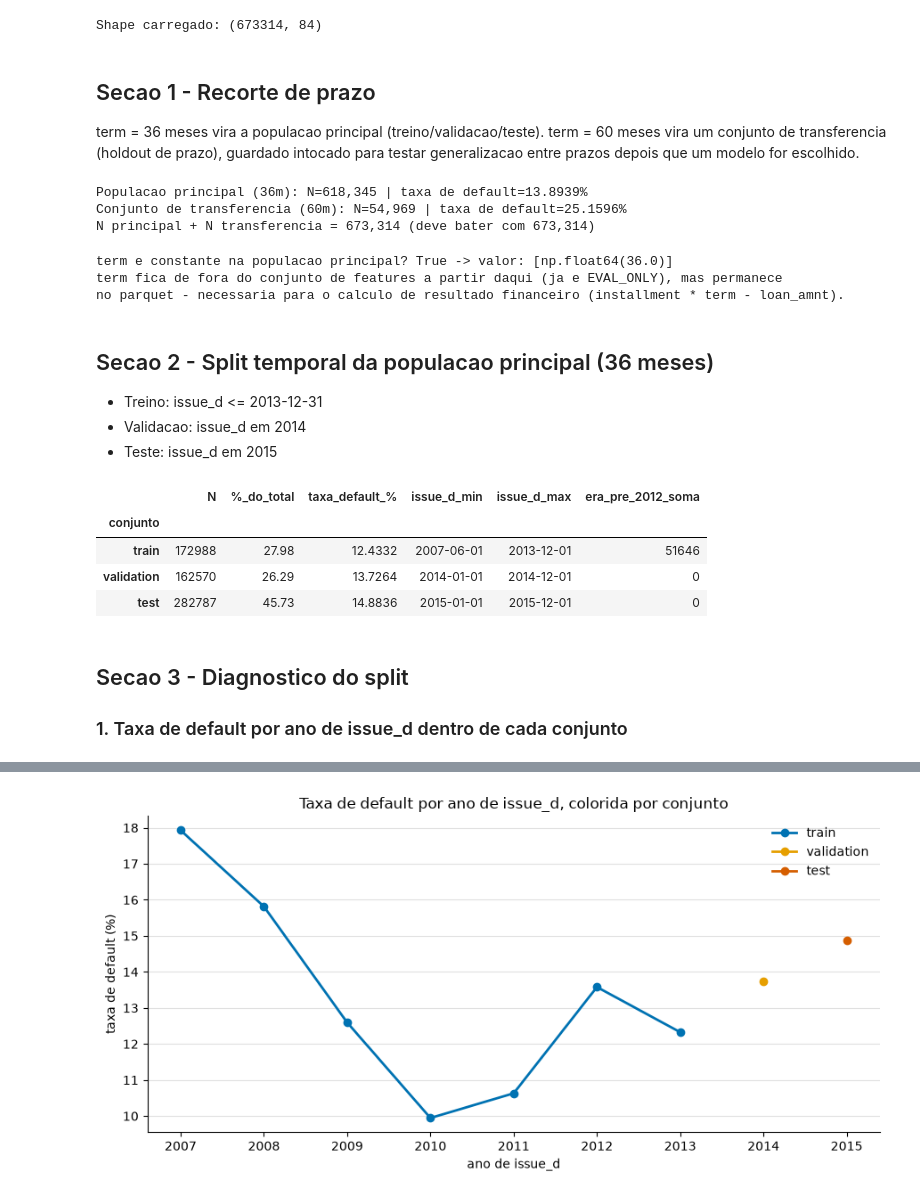
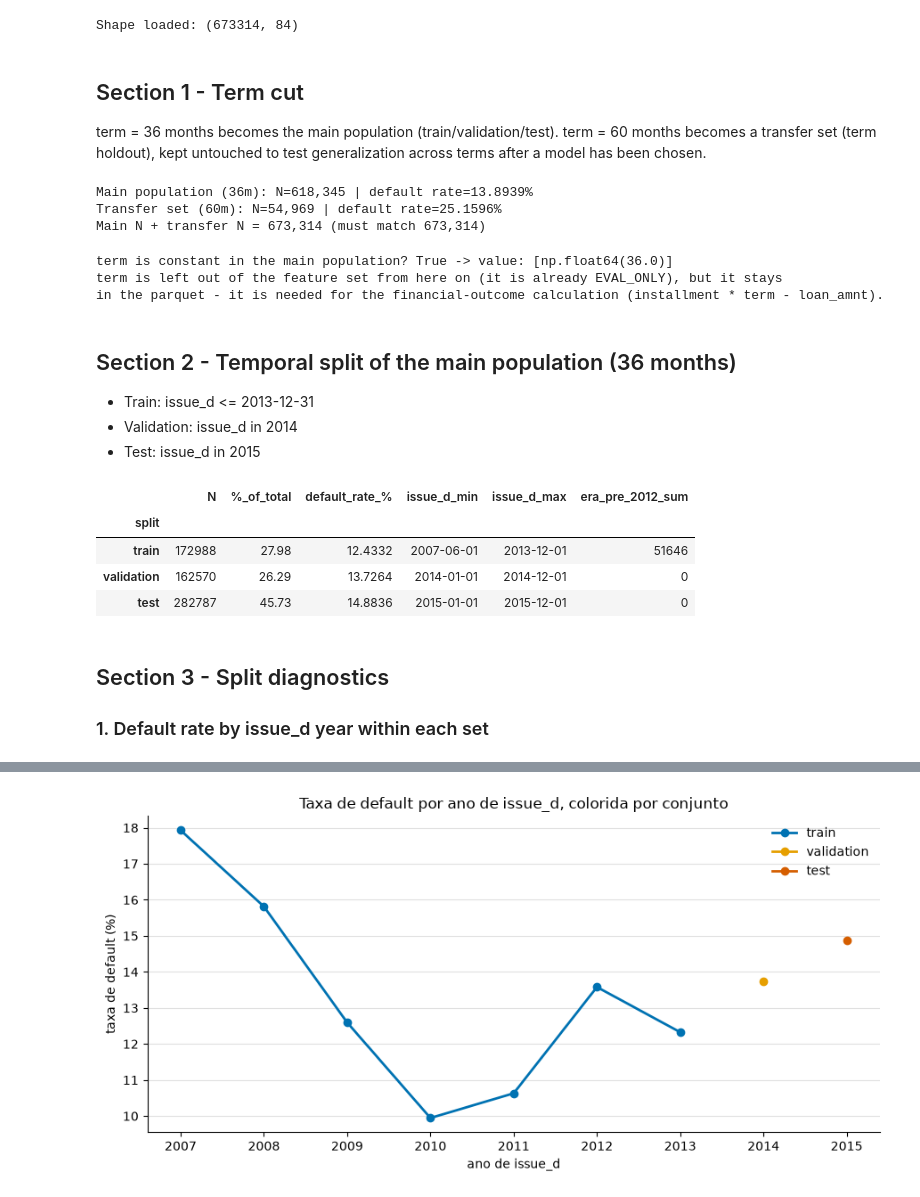
Before and after one commit to MateusFPavan/credit-default-prediction-lendingclub, a Jupyter notebook: notebooks/04_temporal_split.ipynb, the cells around one changed output, grey strips where cells are left out. Saved outputs shown, nothing was run; the diff lists cells and outputs as text; code cells hidden in the pictures.

```diff
--- a/notebooks/04_temporal_split.ipynb
+++ b/notebooks/04_temporal_split.ipynb
@@ -21,80 +21,80 @@ EVAL_ONLY = ['loan_status', 'loan_amnt', 'installment', 'term', 'total_rec_prncp
 PROVISIONAL_EXCLUDE = ['int_rate', 'grade', 'sub_grade']
 
 df = pd.read_parquet(PROCESSED_DIR / 'loans_clean.parquet')
-print(f'Shape carregado: {df.shape}')
-assert df.shape == (673314, 84), f'Shape inesperado: {df.shape}'
+print(f'Shape loaded: {df.shape}')
+assert df.shape == (673314, 84), f'Unexpected shape: {df.shape}'
 # %% [output]
-Shape carregado: (673314, 84)
+Shape loaded: (673314, 84)
 # %% [markdown]
-## Secao 1 - Recorte de prazo
+## Section 1 - Term cut
 
-term = 36 meses vira a populacao principal (treino/validacao/teste). term = 60 meses vira
-um conjunto de transferencia (holdout de prazo), guardado intocado para testar
-generalizacao entre prazos depois que um modelo for escolhido.
+term = 36 months becomes the main population (train/validation/test). term = 60 months becomes
+a transfer set (term holdout), kept untouched to test
+generalization across terms after a model has been chosen.
 # %%
 main_pop = df.loc[df['term'] == 36].copy()
 transfer_60m = df.loc[df['term'] == 60].copy()
 
-print(f'Populacao principal (36m): N={len(main_pop):,} | taxa de default={main_pop["target"].mean() * 100:.4f}%')
-print(f'Conjunto de transferencia (60m): N={len(transfer_60m):,} | taxa de default={transfer_60m["target"].mean() * 100:.4f}%')
-print(f'N principal + N transferencia = {len(main_pop) + len(transfer_60m):,} (deve bater com {len(df):,})')
+print(f'Main population (36m): N={len(main_pop):,} | default rate={main_pop["target"].mean() * 100:.4f}%')
+print(f'Transfer set (60m): N={len(transfer_60m):,} | default rate={transfer_60m["target"].mean() * 100:.4f}%')
+print(f'Main N + transfer N = {len(main_pop) + len(transfer_60m):,} (must match {len(df):,})')
 assert len(main_pop) + len(transfer_60m) == len(df)
 # %% [output]
-Populacao principal (36m): N=618,345 | taxa de default=13.8939%
-Conjunto de transferencia (60m): N=54,969 | taxa de default=25.1596%
-N principal + N transferencia = 673,314 (deve bater com 673,314)
+Main population (36m): N=618,345 | default rate=13.8939%
+Transfer set (60m): N=54,969 | default rate=25.1596%
+Main N + transfer N = 673,314 (must match 673,314)
 # %%
-term_unico = main_pop['term'].nunique() == 1
-print(f'term e constante na populacao principal? {term_unico} -> valor: {sorted(main_pop["term"].unique())}')
-print('term fica de fora do conjunto de features a partir daqui (ja e EVAL_ONLY), mas permanece')
-print('no parquet - necessaria para o calculo de resultado financeiro (installment * term - loan_amnt).')
+term_constant = main_pop['term'].nunique() == 1
+print(f'term is constant in the main population? {term_constant} -> value: {sorted(main_pop["term"].unique())}')
+print('term is left out of the feature set from here on (it is already EVAL_ONLY), but it stays')
+print('in the parquet - it is needed for the financial-outcome calculation (installment * term - loan_amnt).')
 # %% [output]
-term e constante na populacao principal? True -> valor: [np.float64(36.0)]
-term fica de fora do conjunto de features a partir daqui (ja e EVAL_ONLY), mas permanece
-no parquet - necessaria para o calculo de resultado financeiro (installment * term - loan_amnt).
+term is constant in the main population? True -> value: [np.float64(36.0)]
+term is left out of the feature set from here on (it is already EVAL_ONLY), but it stays
+in the parquet - it is needed for the financial-outcome calculation (installment * term - loan_amnt).
 # %% [markdown]
-## Secao 2 - Split temporal da populacao principal (36 meses)
+## Section 2 - Temporal split of the main population (36 months)
 
-- Treino: issue_d <= 2013-12-31
-- Validacao: issue_d em 2014
-- Teste: issue_d em 2015
+- Train: issue_d <= 2013-12-31
+- Validation: issue_d in 2014
+- Test: issue_d in 2015
 # %%
 TRAIN_END = pd.Timestamp('2013-12-31')
 VAL_START = pd.Timestamp('2014-01-01')
 VAL_END = pd.Timestamp('2014-12-31')
 TEST_START = pd.Timestamp('2015-01-01')
 TEST_END = pd.Timestamp('2015-12-31')
 
 train = main_pop.loc[main_pop['issue_d'] <= TRAIN_END]
 validation = main_pop.loc[(main_pop['issue_d'] >= VAL_START) & (main_pop['issue_d'] <= VAL_END)]
 test = main_pop.loc[(main_pop['issue_d'] >= TEST_START) & (main_pop['issue_d'] <= TEST_END)]
 
 splits = {'train': train, 'validation': validation, 'test': test}
 n_total_main = len(main_pop)
 
 rows = []
 for name, d in splits.items():
     rows.append({
-        'conjunto': name,
+        'split': name,
         'N': len(d),
-        '%_do_total': round(len(d) / n_total_main * 100, 2),
-        'taxa_default_%': round(d['target'].mean() * 100, 4),
+        '%_of_total': round(len(d) / n_total_main * 100, 2),
+        'default_rate_%': round(d['target'].mean() * 100, 4),
         'issue_d_min': d['issue_d'].min(),
         'issue_d_max': d['issue_d'].max(),
-        'era_pre_2012_soma': int(d['era_pre_2012'].sum()),
+        'era_pre_2012_sum': int(d['era_pre_2012'].sum()),
     })
 
-split_summary = pd.DataFrame(rows).set_index('conjunto')
+split_summary = pd.DataFrame(rows).set_index('split')
 split_summary
 # %% [output]
-|  | N | %_do_total | taxa_default_% | issue_d_min | issue_d_max | era_pre_2012_soma |
-| conjunto |  |  |  |  |  |  |
+|  | N | %_of_total | default_rate_% | issue_d_min | issue_d_max | era_pre_2012_sum |
+| split |  |  |  |  |  |  |
 | train | 172988 | 27.98 | 12.4332 | 2007-06-01 | 2013-12-01 | 51646 |
 | validation | 162570 | 26.29 | 13.7264 | 2014-01-01 | 2014-12-01 | 0 |
 | test | 282787 | 45.73 | 14.8836 | 2015-01-01 | 2015-12-01 | 0 |
 # %% [markdown]
-## Secao 3 - Diagnostico do split
+## Section 3 - Split diagnostics
 
-### 1. Taxa de default por ano de issue_d dentro de cada conjunto
+### 1. Default rate by issue_d year within each set
 # %%
 main_pop_tagged = main_pop.copy()
```
Also changed, not shown: parts of 17 cells of this notebook, 22 other files.
